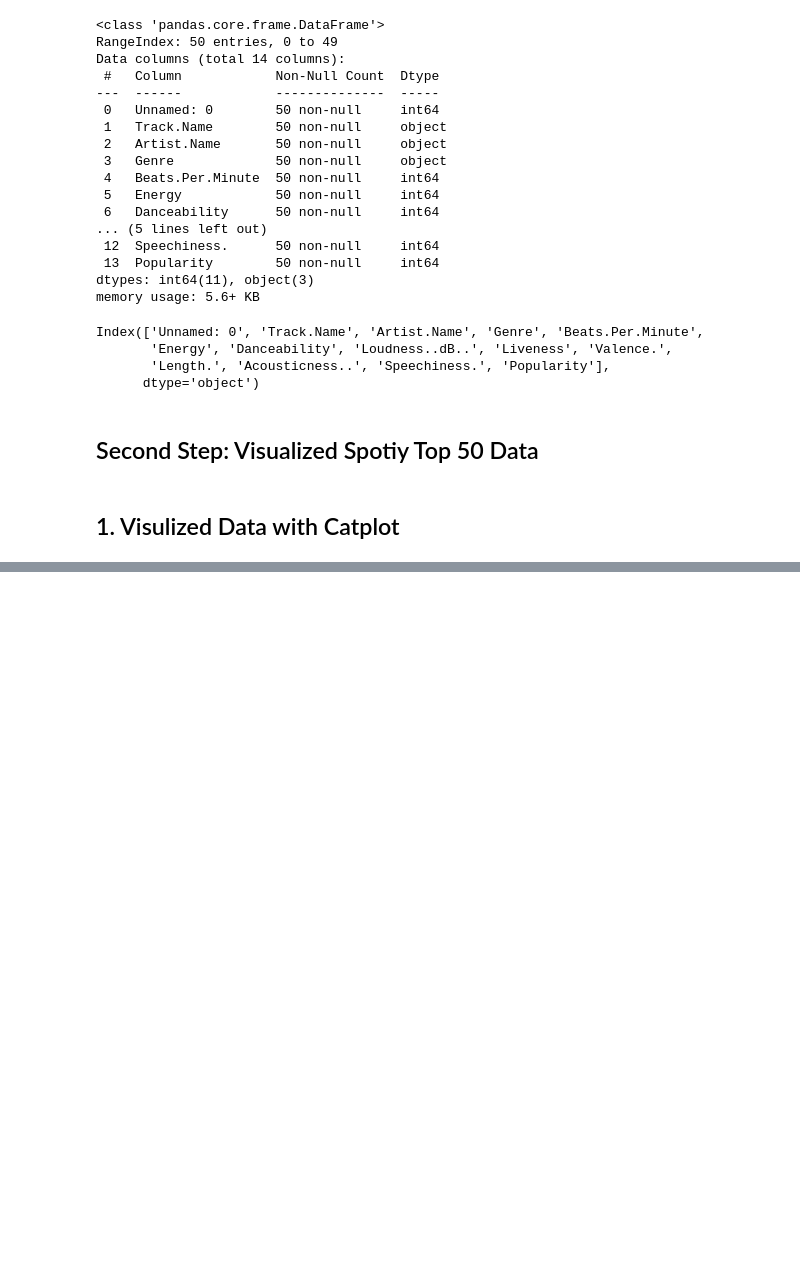
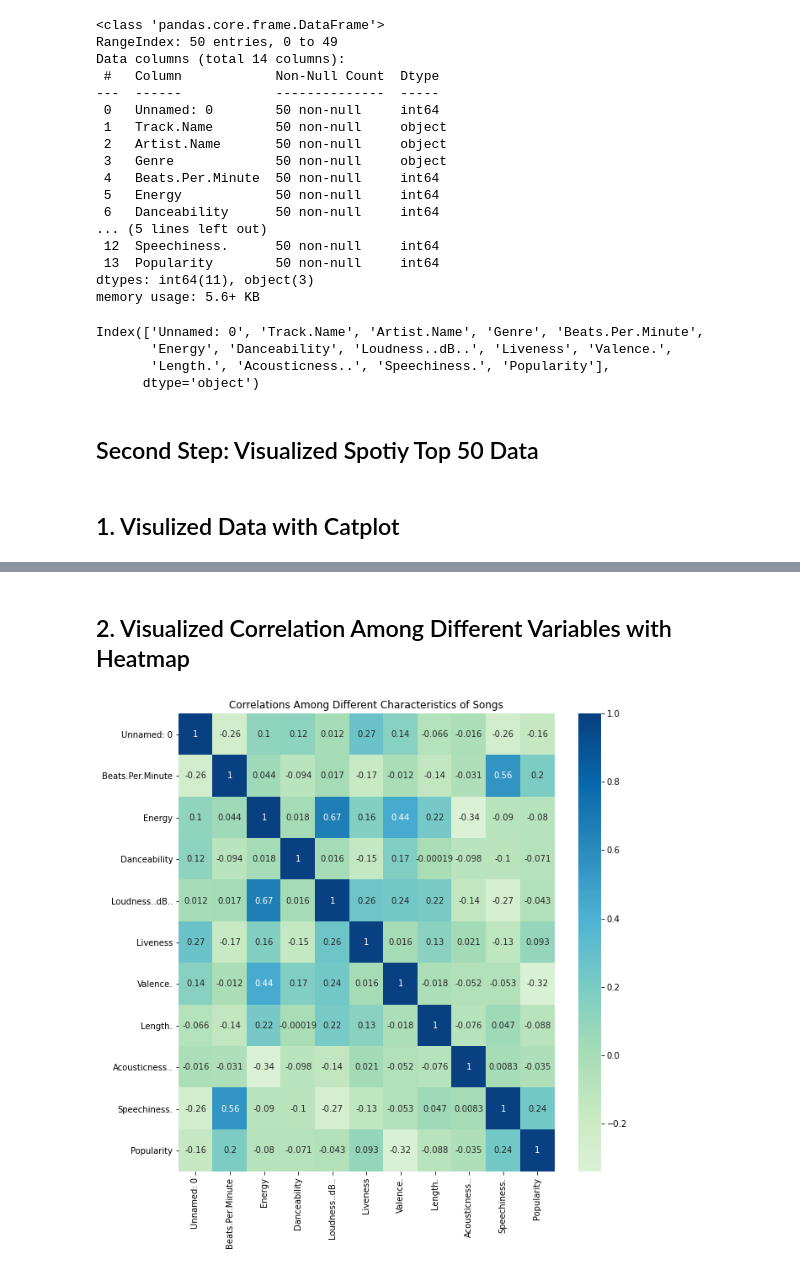
Before and after one commit to zli995/Spotify-Top-50-Songs-Analysis-2019, a Jupyter notebook: data/Spotify Top 50 Songs 2019 Analysis.ipynb, the cells around one changed output, grey strips where cells are left out. Cells and saved outputs as stored; diff of their text form; code cells hidden in the pictures; blank space fills up the shorter version.

```diff
--- a/data/Spotify Top 50 Songs 2019 Analysis.ipynb
+++ b/data/Spotify Top 50 Songs 2019 Analysis.ipynb
@@ -108,0 +88,10 @@ b
+# %% [markdown]
+## 2. Visualized Correlation Among Different Variables with Heatmap
+# %%
+# Correlations among different variables
+corr = spotify_data.corr()
+plt.figure(figsize=(10,10))
+plt.title("Correlations Among Different Characteristics of Songs")
+Corr_HM = sn.heatmap (corr, annot = True, linecolor = "white", cmap = "GnBu", center = 0.2)
+# %% [output]
+[figure, added]
```
Also changed, not shown: parts of 5 cells of this notebook.
